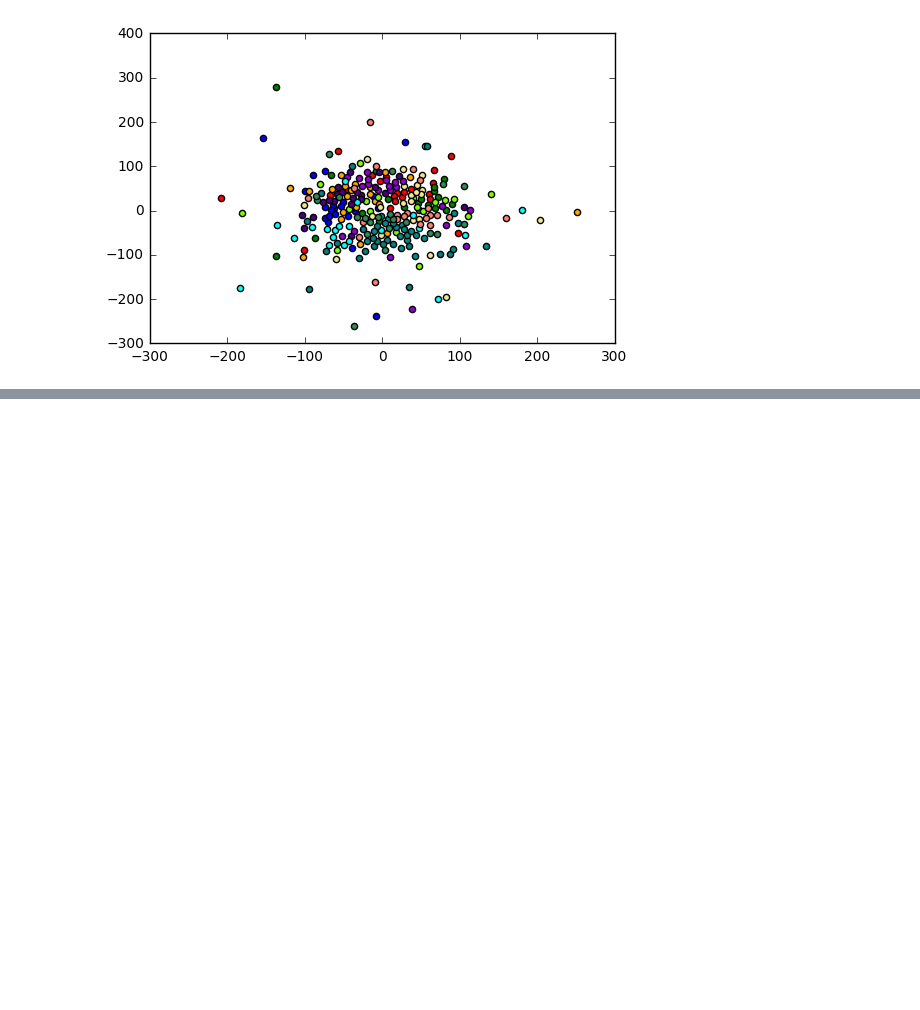
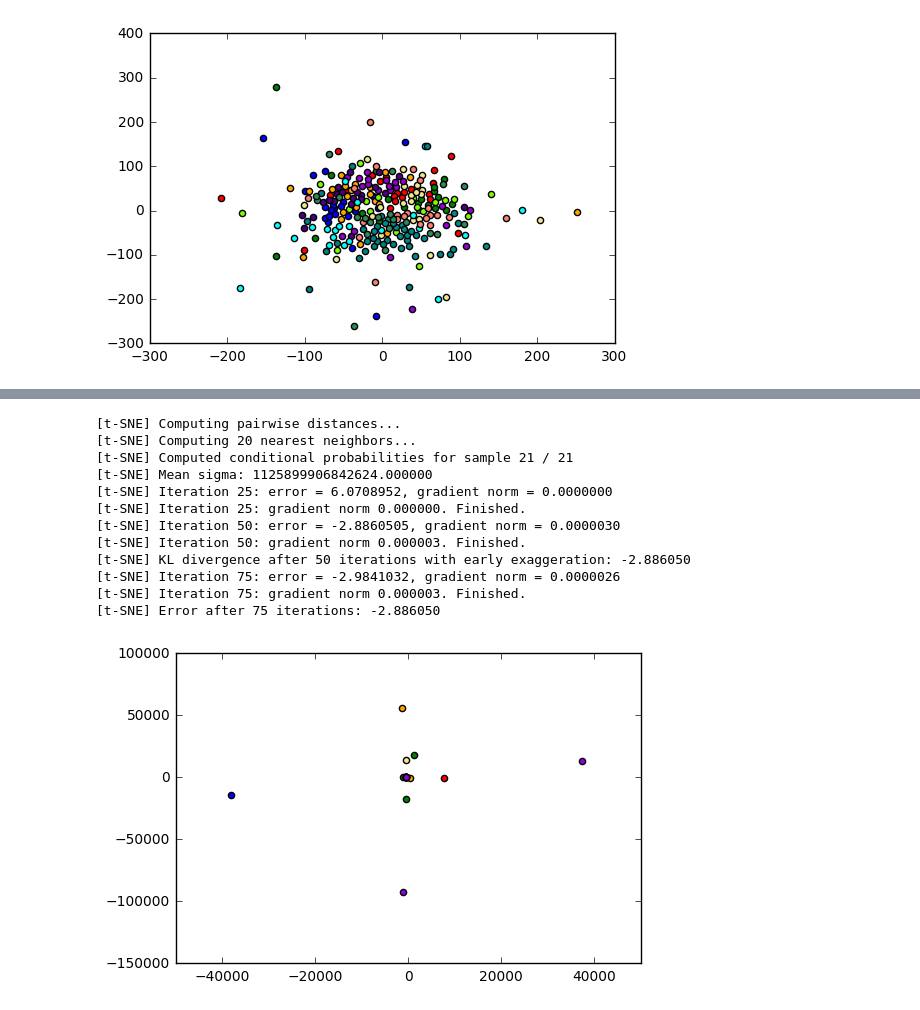
Before and after one commit to sabersf/Nanomaterials, a Jupyter notebook: Clustering.ipynb, the cells around one changed output, grey strips where cells are left out. Drawn from its saved outputs; the diff is of its cells as text; code cells hidden in the pictures; blank space fills up the shorter version.

```diff
--- a/Clustering.ipynb
+++ b/Clustering.ipynb
@@ -288,9 +288,9 @@ data_set_pos = []
 for i in range(df.shape[0]):
     data_set_pos.append(data_set[i] + min_overall)
 # %%
-num_component = 5
+num_component = 7
 nmf_model = ProjectedGradientNMF(n_components = num_component, init='random', random_state=0)
-W = nmf_model.fit_transform(data_set_pos);
+W = nmf_model.fit_transform(data_set_pos[22:42]);
 H = nmf_model.components_;
 # %%
 clusters = [[] for _ in range(num_component)]
@@ -300 +346,22 @@ for i in range(len(W)):
+# %%
+tsne_result = TSNE(n_components=7, perplexity=50, verbose=2).fit_transform(data_set[:21])
+# plot the result
+vis_x = tsne_result[:21, 0]
+vis_y = tsne_result[:21, 1]
+for i in range(21):
+    plt.scatter(vis_x[i], vis_y[i], c = label_color_analyte[i])
+# %% [output]
+[t-SNE] Computing pairwise distances...
+[t-SNE] Computing 20 nearest neighbors...
+[t-SNE] Computed conditional probabilities for sample 21 / 21
+[t-SNE] Mean sigma: 1125899906842624.000000
+[t-SNE] Iteration 25: error = 6.0708952, gradient norm = 0.0000000
+[t-SNE] Iteration 25: gradient norm 0.000000. Finished.
+[t-SNE] Iteration 50: error = -2.8860505, gradient norm = 0.0000030
+[t-SNE] Iteration 50: gradient norm 0.000003. Finished.
+[t-SNE] KL divergence after 50 iterations with early exaggeration: -2.886050
+[t-SNE] Iteration 75: error = -2.9841032, gradient norm = 0.0000026
+[t-SNE] Iteration 75: gradient norm 0.000003. Finished.
+[t-SNE] Error after 75 iterations: -2.886050
+[figure, added]
 # %%
```
Also changed, not shown: parts of 14 cells of this notebook.
